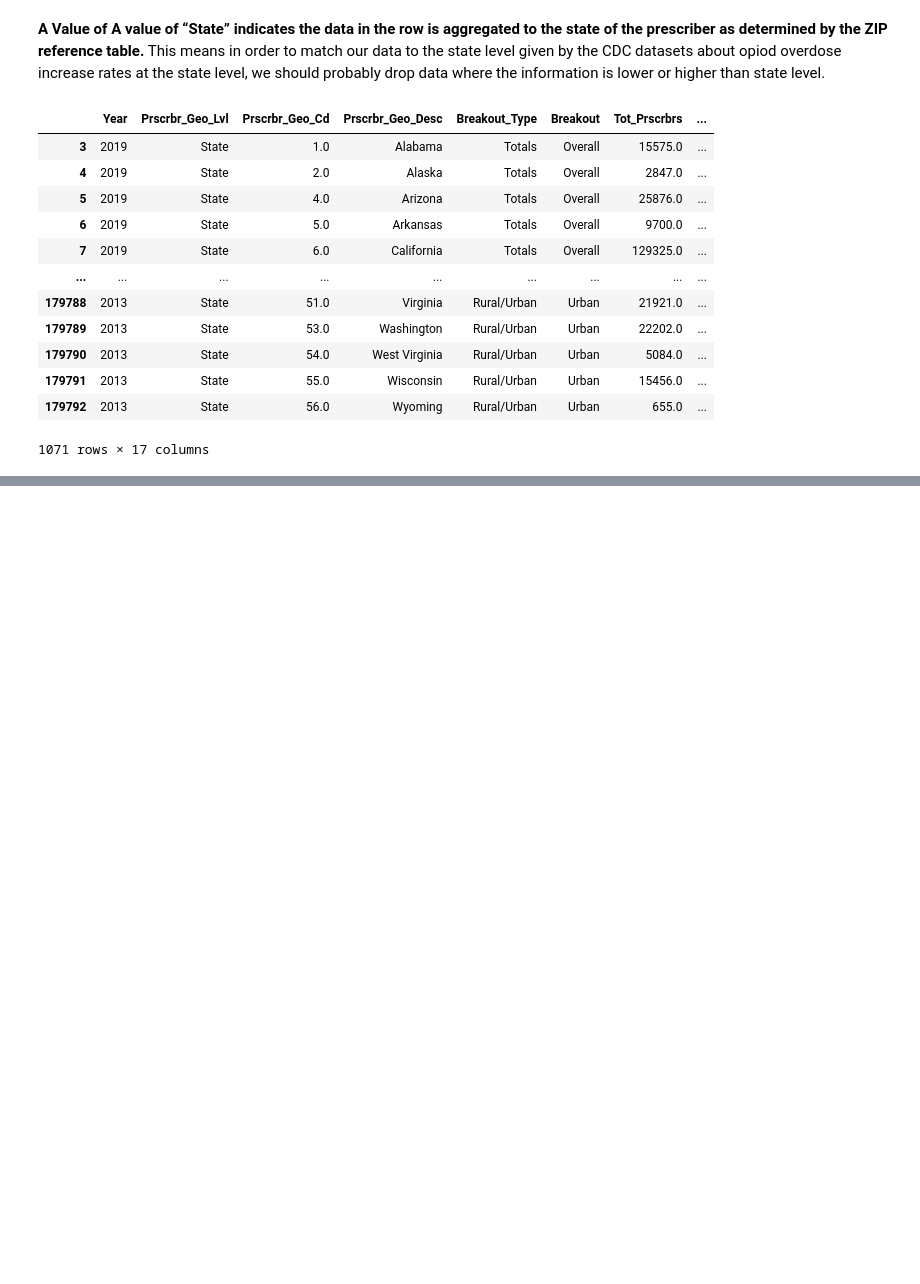
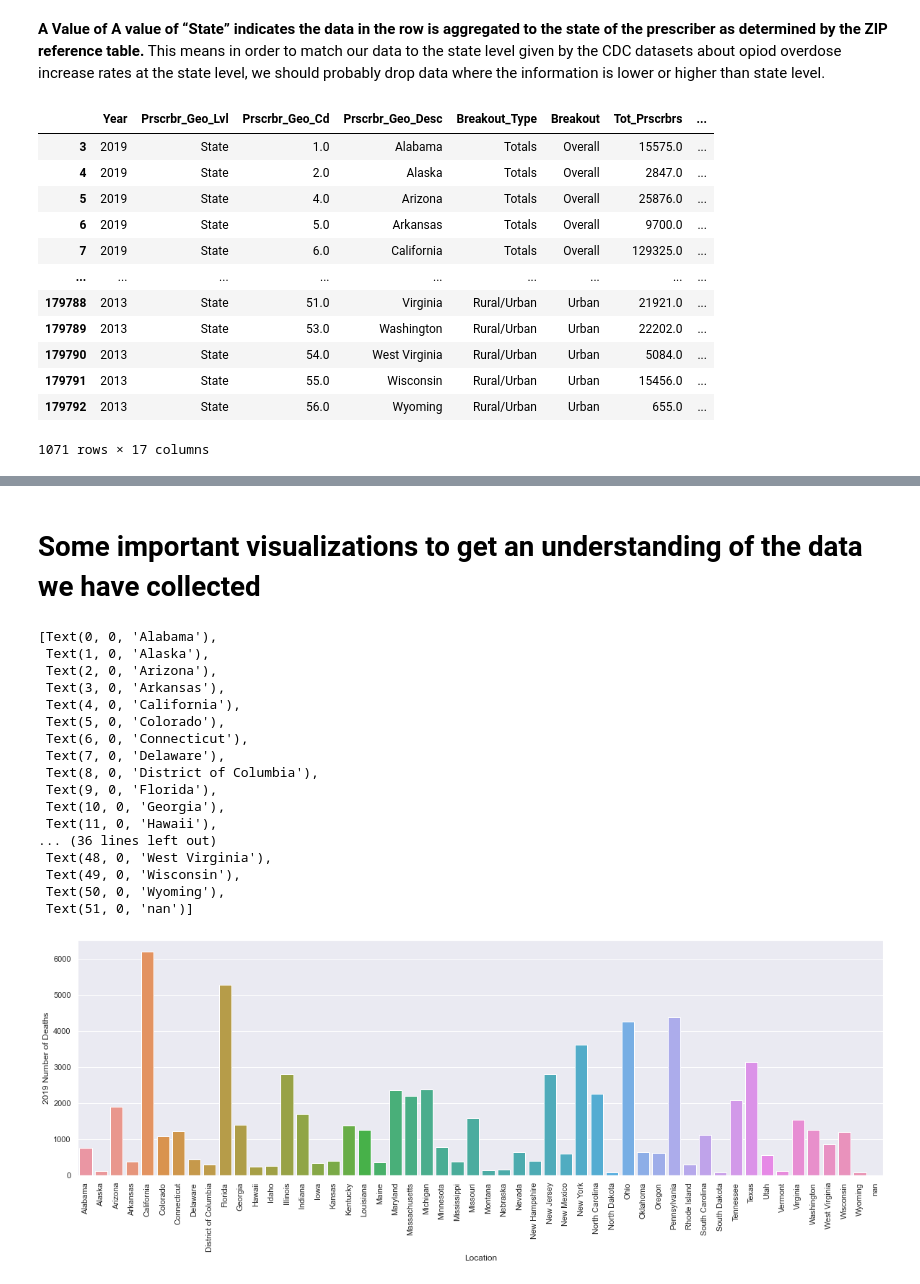
Before and after one commit to irvingjacob/DSPFinalProj, a Jupyter notebook: FinalProject.ipynb, the cells around one changed output, grey strips where cells are left out. Saved outputs shown, nothing was run; the diff lists cells and outputs as text; code cells hidden in the pictures; blank space fills up the shorter version.

Commit message:
Context and Bar Plots

```diff
--- a/FinalProject.ipynb
+++ b/FinalProject.ipynb
@@ -69,0 +53,27 @@ medicare.groupby(by=['Year'])
+# %% [markdown]
+# Some important visualizations to get an understanding of the data we have collected
+# %%
+#Below I've parsed information to show a visual representation of how many deaths there were per state in 2019
+overdoseByState['Location'] = overdoseByState['Location'].astype(str)
+sns.set(rc={"figure.figsize":(20, 6)})
+odBSBar = sns.barplot(data=overdoseByState, x='Location', y='2019 Number of Deaths')
+odBSBar.set_xticklabels(labels=overdoseByState['Location'], rotation=90)
+# %% [output]
+[Text(0, 0, 'Alabama'),
+ Text(1, 0, 'Alaska'),
+ Text(2, 0, 'Arizona'),
+ Text(3, 0, 'Arkansas'),
+ Text(4, 0, 'California'),
+ Text(5, 0, 'Colorado'),
+ Text(6, 0, 'Connecticut'),
+ Text(7, 0, 'Delaware'),
+ Text(8, 0, 'District of Columbia'),
+ Text(9, 0, 'Florida'),
+ Text(10, 0, 'Georgia'),
+ Text(11, 0, 'Hawaii'),
+... (36 lines left out)
+ Text(48, 0, 'West Virginia'),
+ Text(49, 0, 'Wisconsin'),
+ Text(50, 0, 'Wyoming'),
+ Text(51, 0, 'nan')]
+[figure, added]
```
Also changed, not shown: parts of 17 cells of this notebook.
